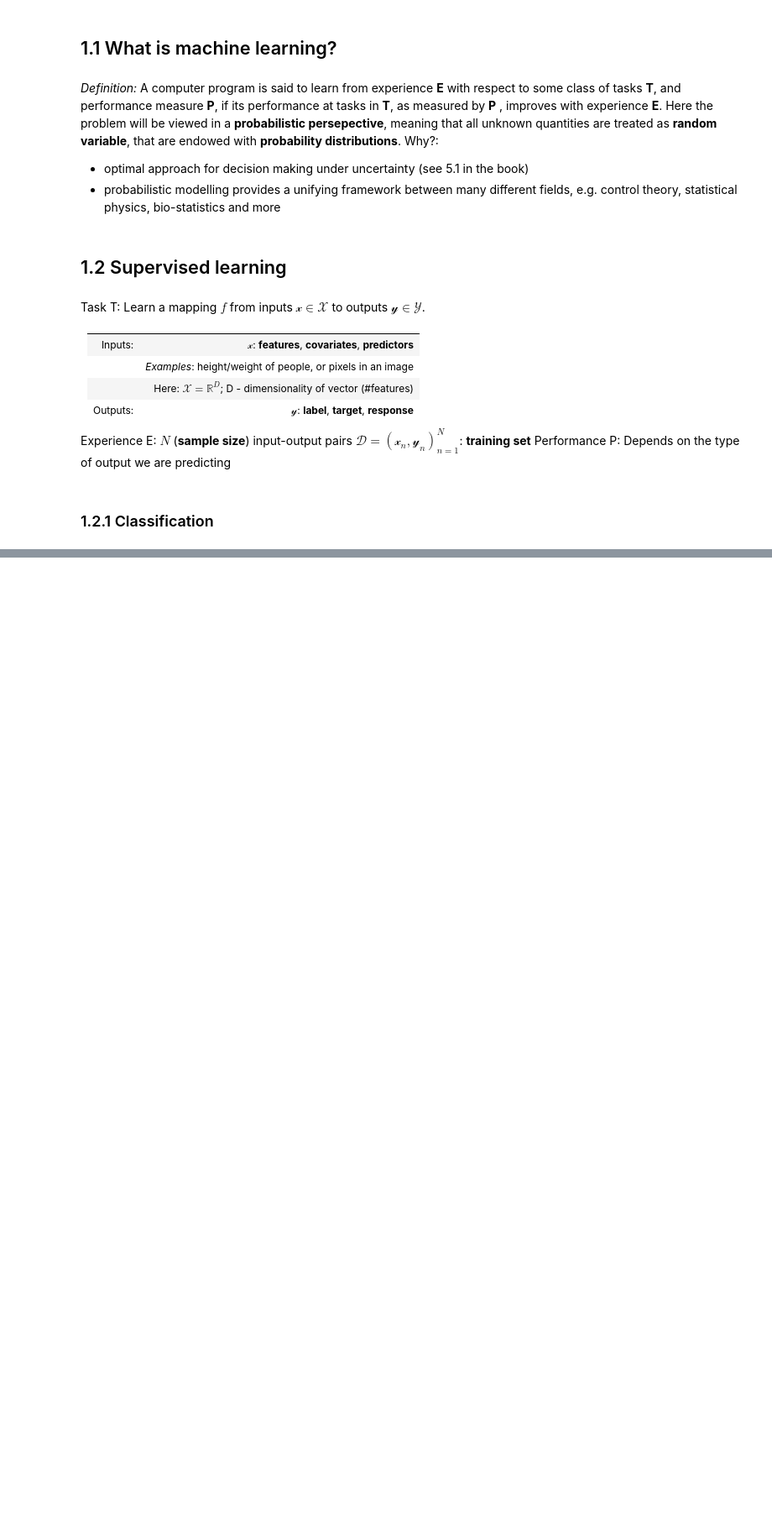
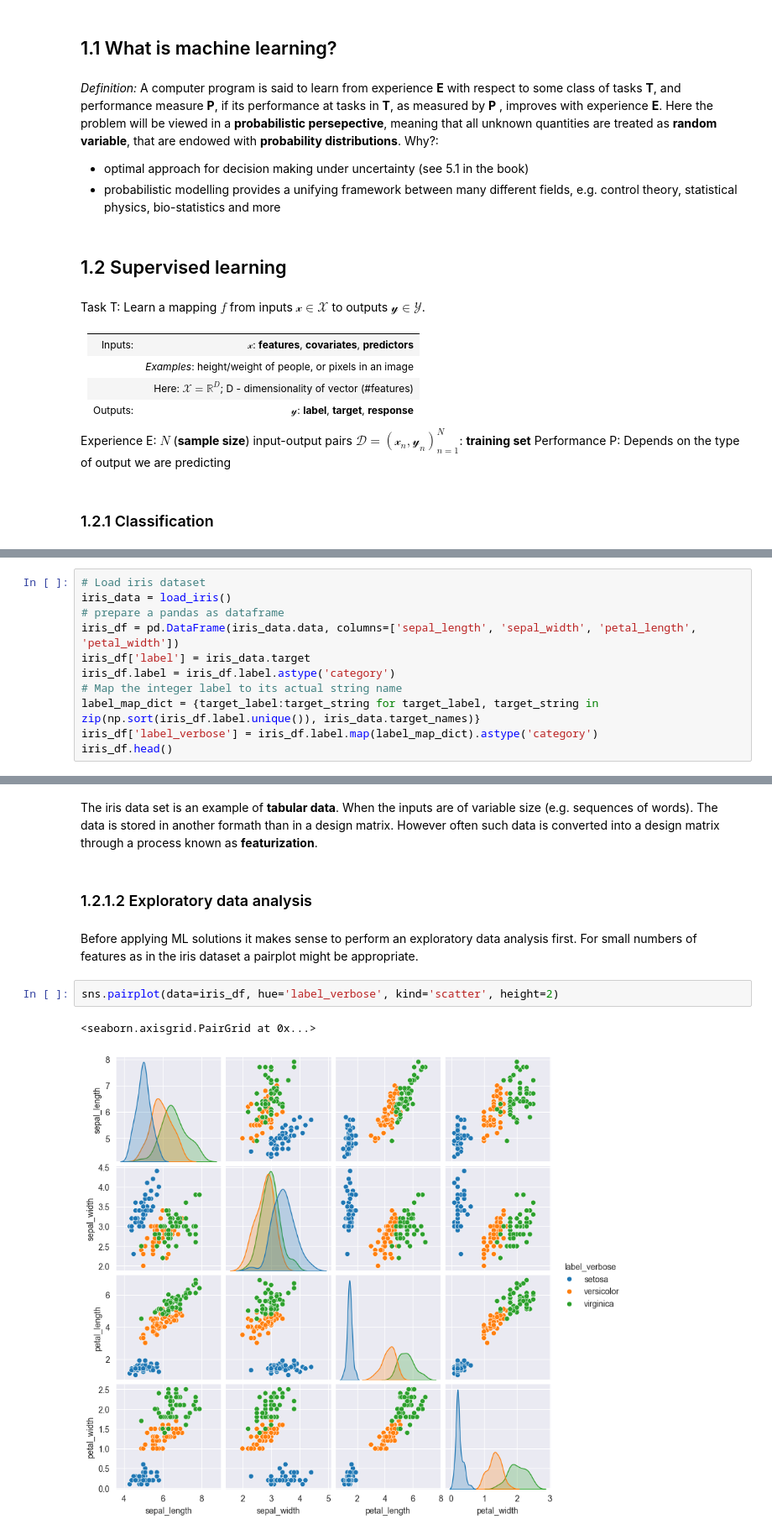
Before and after one commit to marcbue/PMLAN, a Jupyter notebook: notebooks/1_introduction/machine_learning_basics.ipynb, the cells around one changed output, grey strips where cells are left out. Shown at 84% size. Cells and saved outputs as stored; diff of their text form; blank space fills up the shorter version.

Commit message:
Iris data set and decision classifier (non-learned) - up to 1.2.1.3

```diff
--- a/notebooks/1_introduction/machine_learning_basics.ipynb
+++ b/notebooks/1_introduction/machine_learning_basics.ipynb
@@ -26,0 +42,11 @@ Performance P: Depends on the type of output we are predicting
+# %%
+# Load iris dataset
+iris_data = load_iris()
+# prepare a pandas as dataframe
+iris_df = pd.DataFrame(iris_data.data, columns=['sepal_length', 'sepal_width', 'petal_length', 'petal_width'])
+iris_df['label'] = iris_data.target
+iris_df.label = iris_df.label.astype('category')
+# Map the integer label to its actual string name
+label_map_dict = {target_label:target_string for target_label, target_string in zip(np.sort(iris_df.label.unique()), iris_data.target_names)}
+iris_df['label_verbose'] = iris_df.label.map(label_map_dict).astype('category')
+iris_df.head()
@@ -26,0 +73,11 @@ Performance P: Depends on the type of output we are predicting
+# %% [markdown]
+The iris data set is an example of **tabular data**. When the inputs are of variable size (e.g. sequences of words). The data is stored in another formath than in a design matrix. However often such data is converted into a design matrix through a process known as **featurization**.
+# %% [markdown]
+### 1.2.1.2 Exploratory data analysis
+# %% [markdown]
+Before applying ML solutions it makes sense to perform an exploratory data analysis first. For small numbers of features as in the iris dataset a pairplot might be appropriate.
+# %%
+sns.pairplot(data=iris_df, hue='label_verbose', kind='scatter', height=2)
+# %% [output]
+<seaborn.axisgrid.PairGrid at 0x...>
+[figure, added]
```
Also changed, not shown: parts of 11 cells of this notebook, 2 other files.
